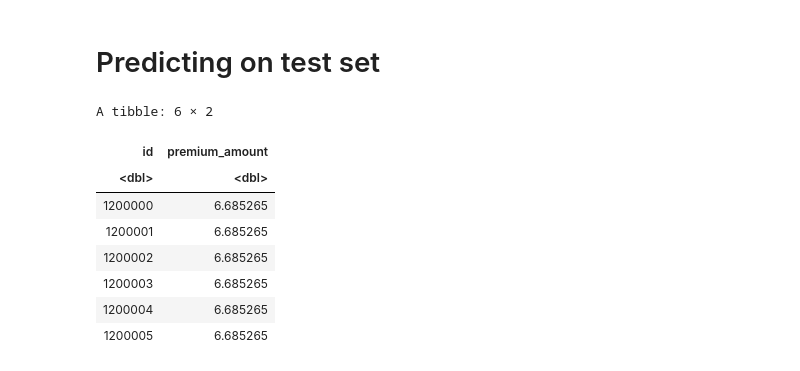
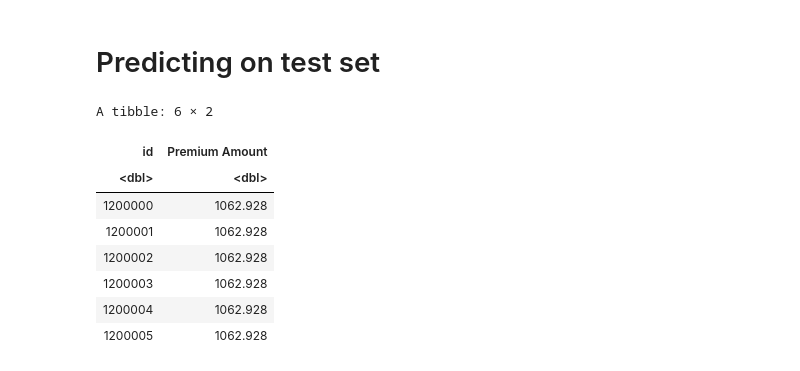
Before and after one commit to vanezp01/datalabs, a Jupyter notebook: predict-insurance-premiums.ipynb, the cells around one changed output. Cells and saved outputs as stored; diff of their text form; code cells hidden in the pictures.

```diff
--- a/predict-insurance-premiums.ipynb
+++ b/predict-insurance-premiums.ipynb
@@ -144,10 +143,6 @@ for (col in numerical_cols) {
 for (col in categorical_cols) {
   train[[col]][is.na(train[[col]])] <- "unknown"
   test[[col]][is.na(test[[col]])] <- "unknown"
-
-  # Convert to factor
-  train[[col]] <- factor(train[[col]])
-  test[[col]] <- factor(test[[col]])
 }
 
 # Impute datetime column with the median date
@@ -158,10 +153,6 @@ test$policy_start_date[is.na(test$policy_start_date)] <- as.character(median_dat
 # Verify no missing values remain
 colSums(is.na(train))
 colSums(is.na(test))
-
-# Verify that categorical columns are now factors
-sapply(train[categorical_cols], is.factor)
-sapply(test[categorical_cols], is.factor)
 # %% [output]
                   id                  age               gender
                    0                    0                    0
@@ -328,6 +307,8 @@ bounds_annual_income <- c(bounds_annual_income[1] - 1.5 * iqr_annual_income,
 # Handle outliers in train dataset
 train <- cap_outliers(train, "previous_claims", bounds_previous_claims[1], bounds_previous_claims[2])
 train <- cap_outliers(train, "annual_income", bounds_annual_income[1], bounds_annual_income[2])
+train <- cap_outliers(train, "premium_amount", bounds_annual_income[1], bounds_annual_income[2])
+
 
 # Handle outliers in test dataset
 test <- cap_outliers(test, "previous_claims", bounds_previous_claims[1], bounds_previous_claims[2])
@@ -337,26 +315,0 @@ test <- cap_outliers(test, "annual_income", bounds_annual_income[1], bounds_annu
-# %%
-# Visualize the original distribution
-hist(train$premium_amount,
-     main = "Distribution of Original Premium Amount",
-     xlab = "Premium Amount",
-     col = "skyblue",
-     breaks = 30)
-
-# Transform premium_amount (target variable)
-if (any(train$premium_amount <= 0, na.rm = TRUE)) {
-  # Add a small constant if there are zeros or negative values
-  train$premium_amount <- log(train$premium_amount + 1)
-} else {
-  # If all values are positive, use simple log transformation
-  train$premium_amount <- log(train$premium_amount)
-}
-
-# Visualize the transformed distribution
-hist(train$premium_amount,
-     main = "Distribution of Log-Transformed Premium Amount",
-     xlab = "Log(Premium Amount)",
-     col = "green",
-     breaks = 30)
-
-# Verify the transformation
-summary(train$premium_amount)
@@ -445,28 +420,31 @@ lgb.importance(lgb_model) %>%
 # %%
 # Predict on the test dataset (unseen data)
 # Prepare test data matrix excluding id and policy_start_date
 final_test_matrix <- as.matrix(test %>% select(-all_of(c("id", "policy_start_date"))))
+
+# Reverse log transformation for predictions
+final_test_predictions <- expm1(pmax(0, predict(lgb_model, final_test_matrix)))
 
 # Make predictions
 final_test_predictions <- predict(lgb_model, final_test_matrix)
 
 # Combine predictions with test IDs
 submission <- test %>%
   select(id) %>%
-  mutate(premium_amount = final_test_predictions)
+  mutate(`Premium Amount` = final_test_predictions)
 
 # Display the first few rows of test with predictions
 head(submission)
 
 # Write the submission to a CSV file
 write.csv(submission, "submission.csv", row.names = FALSE)
 # %% [output]
 A tibble: 6 × 2
-| id | premium_amount |
+| id | Premium Amount |
 | <dbl> | <dbl> |
-| 1200000 | 6.685265 |
-| 1200001 | 6.685265 |
-| 1200002 | 6.685265 |
-| 1200003 | 6.685265 |
-| 1200004 | 6.685265 |
-| 1200005 | 6.685265 |
+| 1200000 | 1062.928 |
+| 1200001 | 1062.928 |
+| 1200002 | 1062.928 |
+| 1200003 | 1062.928 |
+| 1200004 | 1062.928 |
+| 1200005 | 1062.928 |
```
Also changed, not shown: parts of 6 cells of this notebook.
